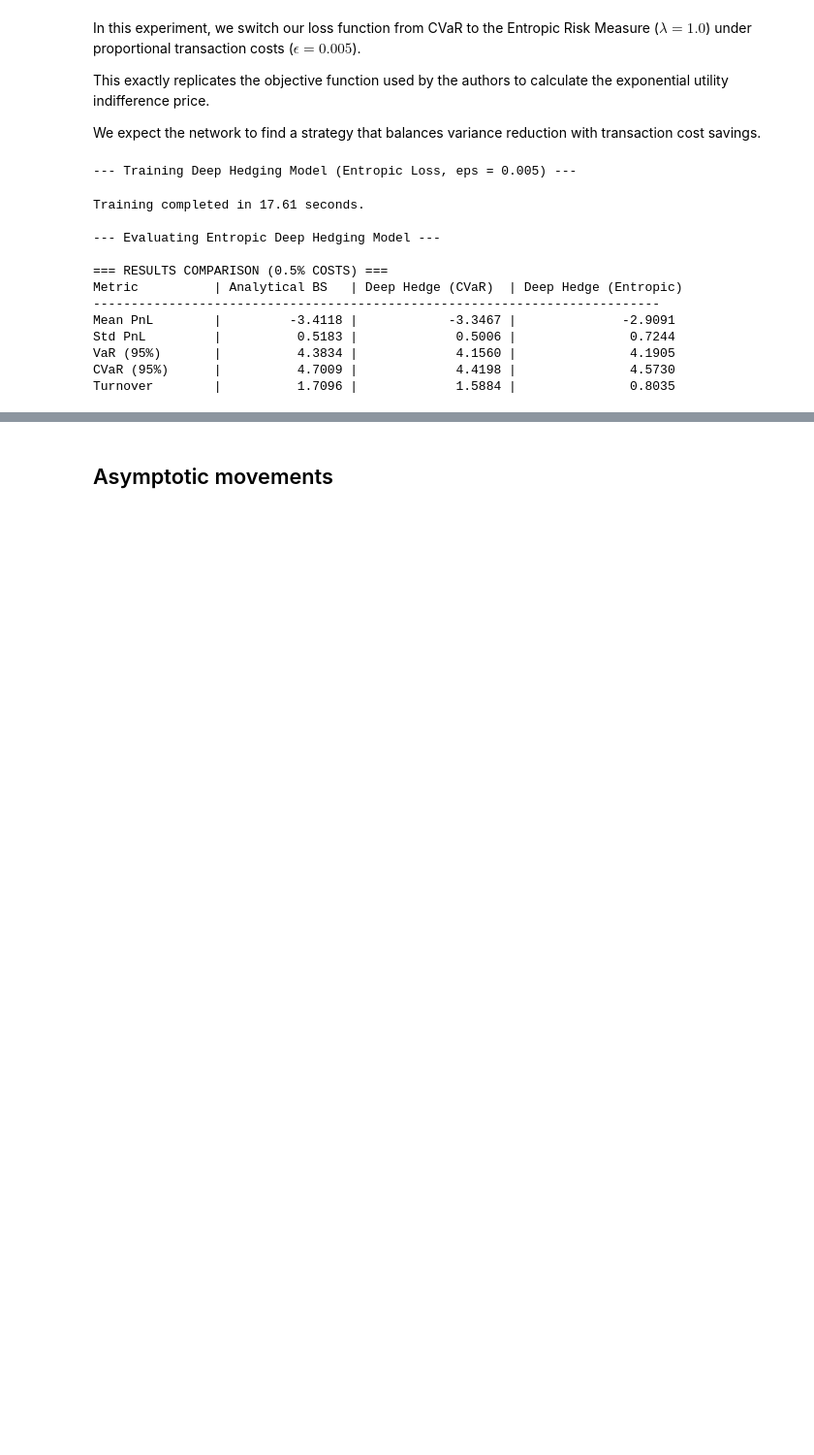
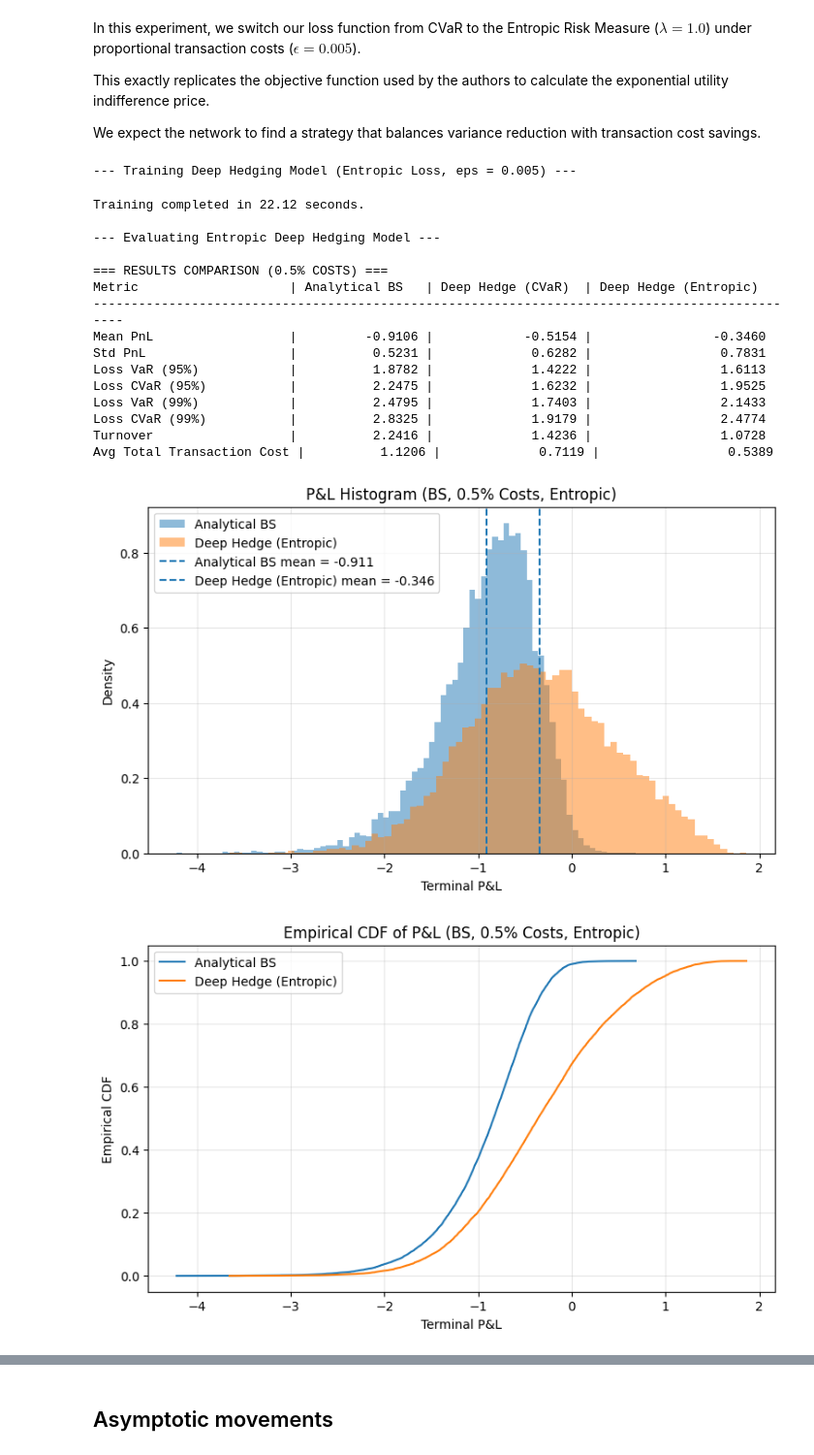
Before and after one commit to GioChecchi/Deep_Hedging, a Jupyter notebook: Deep_Hedging.ipynb, the cells around one changed output, grey strips where cells are left out. Shown at 97% size. Cells and saved outputs as stored; diff of their text form; code cells hidden in the pictures; blank space fills up the shorter version.

```diff
--- a/Deep_Hedging.ipynb
+++ b/Deep_Hedging.ipynb
@@ -986,36 +1570,73 @@ We expect the network to find a strategy that balances variance reduction with t
 print("--- Training Deep Hedging Model (Entropic Loss, eps = 0.005) ---")
 
 # 1. Train the model using the new loss_type
-train_out_bs_entropic = train_model(env_type='bs', S0=S0, K=K, r=r, T=T, steps=steps,
-                                    epsilon=epsilon, batch_size=batch_size, n_epochs=n_epochs, sigma=sigma,
+train_out_bs_entropic = train_model(env_type='bs', S0=S0, K=K, r=r, T=T, steps=steps, epsilon=epsilon,
+                                    premium=premium_bs, batch_size=batch_size, n_epochs=n_epochs, sigma=sigma,
                                     loss_type='entropic', lambda_param=1.0)      # Set risk aversion
 model_bs_entropic =  train_out_bs_entropic["model"]
 
 # 2. Evaluate the Entropic Model
 print("\n--- Evaluating Entropic Deep Hedging Model ---")
 # We reuse test_paths_bs generated back in Experiment 1
-metrics_bs_entropic, entropic_pnl, entropic_deltas = evaluate_model(model_bs_entropic, 'bs', test_paths_bs, K, epsilon=epsilon, S0=S0, T=T)
+metrics_bs_entropic, entropic_pnl, entropic_deltas = evaluate_model(model_bs_entropic, 'bs', test_paths_bs, K, epsilon=epsilon, S0=S0, T=T,
+                                                                    premium=premium_bs)
 
-# 3. Compare Results against the Baseline (bs_pnl_cost) and CVaR model (metrics_bs_cost)
+# 3. Compare Results against baseline and CVaR model
 print("\n=== RESULTS COMPARISON (0.5% COSTS) ===")
-print(f"{'Metric':<15} | {'Analytical BS':<15} | {'Deep Hedge (CVaR)':<18} | {'Deep Hedge (Entropic)':<20}")
-print("-" * 75)
-print(f"{'Mean PnL':<15} | {np.mean(bs_pnl_cost):>15.4f} | {metrics_bs_cost['Mean PnL']:>18.4f} | {metrics_bs_entropic['Mean PnL']:>20.4f}")
-print(f"{'Std PnL':<15} | {np.std(bs_pnl_cost):>15.4f} | {metrics_bs_cost['Std PnL']:>18.4f} | {metrics_bs_entropic['Std PnL']:>20.4f}")
-print(f"{'VaR (95%)':<15} | {bs_var_95_cost:>15.4f} | {metrics_bs_cost['VaR (95%)']:>18.4f} | {metrics_bs_entropic['VaR (95%)']:>20.4f}")
-print(f"{'CVaR (95%)':<15} | {bs_cvar_95_cost:>15.4f} | {metrics_bs_cost['CVaR (95%)']:>18.4f} | {metrics_bs_entropic['CVaR (95%)']:>20.4f}")
-print(f"{'Turnover':<15} | {bs_turnover_cost:>15.4f} | {metrics_bs_cost['Turnover']:>18.4f} | {metrics_bs_entropic['Turnover']:>20.4f}")
+print(f"{'Metric':<25} | {'Analytical BS':<15} | {'Deep Hedge (CVaR)':<18} | {'Deep Hedge (Entropic)':<22}")
+print("-" * 95)
+print(f"{'Mean PnL':<25} | {bs_metrics_cost['Mean PnL']:>15.4f} | {metrics_bs_cost['Mean PnL']:>18.4f} | {metrics_bs_entropic['Mean PnL']:>22.4f}")
+print(f"{'Std PnL':<25} | {bs_metrics_cost['Std PnL']:>15.4f} | {metrics_bs_cost['Std PnL']:>18.4f} | {metrics_bs_entropic['Std PnL']:>22.4f}")
+print(f"{'Loss VaR (95%)':<25} | {bs_metrics_cost['Loss VaR (95%)']:>15.4f} | {metrics_bs_cost['Loss VaR (95%)']:>18.4f} | {metrics_bs_entropic['Loss VaR (95%)']:>22.4f}")
+print(f"{'Loss CVaR (95%)':<25} | {bs_metrics_cost['Loss CVaR (95%)']:>15.4f} | {metrics_bs_cost['Loss CVaR (95%)']:>18.4f} | {metrics_bs_entropic['Loss CVaR (95%)']:>22.4f}")
+print(f"{'Loss VaR (99%)':<25} | {bs_metrics_cost['Loss VaR (99%)']:>15.4f} | {metrics_bs_cost['Loss VaR (99%)']:>18.4f} | {metrics_bs_entropic['Loss VaR (99%)']:>22.4f}")
+print(f"{'Loss CVaR (99%)':<25} | {bs_metrics_cost['Loss CVaR (99%)']:>15.4f} | {metrics_bs_cost['Loss CVaR (99%)']:>18.4f} | {metrics_bs_entropic['Loss CVaR (99%)']:>22.4f}")
+print(f"{'Turnover':<25} | {bs_metrics_cost['Turnover']:>15.4f} | {metrics_bs_cost['Turnover']:>18.4f} | {metrics_bs_entropic['Turnover']:>22.4f}")
+print(f"{'Avg Total Transaction Cost':<25} | {bs_metrics_cost['Avg Total Transaction Cost']:>15.4f} | {metrics_bs_cost['Avg Total Transaction Cost']:>18.4f} | {metrics_bs_entropic['Avg Total Transaction Cost']:>22.4f}")
 # %% [output]
 --- Training Deep Hedging Model (Entropic Loss, eps = 0.005) ---
-Training completed in 17.61 seconds.
+Training completed in 22.12 seconds.
 
 --- Evaluating Entropic Deep Hedging Model ---
 
 === RESULTS COMPARISON (0.5% COSTS) ===
-Metric          | Analytical BS   | Deep Hedge (CVaR)  | Deep Hedge (Entropic)
----------------------------------------------------------------------------
-Mean PnL        |         -3.4118 |            -3.3467 |              -2.9091
-Std PnL         |          0.5183 |             0.5006 |               0.7244
-VaR (95%)       |          4.3834 |             4.1560 |               4.1905
-CVaR (95%)      |          4.7009 |             4.4198 |               4.5730
-Turnover        |          1.7096 |             1.5884 |               0.8035
+Metric                    | Analytical BS   | Deep Hedge (CVaR)  | Deep Hedge (Entropic)
+-----------------------------------------------------------------------------------------------
+Mean PnL                  |         -0.9106 |            -0.5154 |                -0.3460
+Std PnL                   |          0.5231 |             0.6282 |                 0.7831
+Loss VaR (95%)            |          1.8782 |             1.4222 |                 1.6113
+Loss CVaR (95%)           |          2.2475 |             1.6232 |                 1.9525
+Loss VaR (99%)            |          2.4795 |             1.7403 |                 2.1433
+Loss CVaR (99%)           |          2.8325 |             1.9179 |                 2.4774
+Turnover                  |          2.2416 |             1.4236 |                 1.0728
+Avg Total Transaction Cost |          1.1206 |             0.7119 |                 0.5389
+# %%
+# Plot Diagnostics for Entropic Deep Hedging vs Analytical BS
+plot_pnl_diagnostics(pnl_baseline=bs_pnl_cost,
+                     pnl_model=entropic_pnl,
+                     baseline_name="Analytical BS",
+                     model_name="Deep Hedge (Entropic)",
+                     title_suffix="(BS, 0.5% Costs, Entropic)")
+
+# Training Diagnostics for Entropic Model
+loss_hist = np.asarray(train_out_bs_entropic["loss_history"])
+window = 50
+
+plt.figure(figsize=(8, 4))
+if len(loss_hist) >= window:
+    smoothed = np.convolve(loss_hist, np.ones(window) / window, mode="valid")
+    plt.plot(loss_hist, alpha=0.35, label="Raw objective")
+    plt.plot(np.arange(window - 1, len(loss_hist)), smoothed, linewidth=2,
+             label=f"Moving average ({window})")
+else:
+    plt.plot(loss_hist, label="Objective")
+
+plt.title("Training Objective vs Epochs (BS, 0.5% Costs, Entropic)")
+plt.xlabel("Epoch")
+plt.ylabel("Objective")
+plt.legend()
+plt.grid(True, alpha=0.3)
+plt.show()
+# %% [output]
+[figure, added]
+[figure, added]
```
Also changed, not shown: parts of 37 cells of this notebook, 1 other file.
